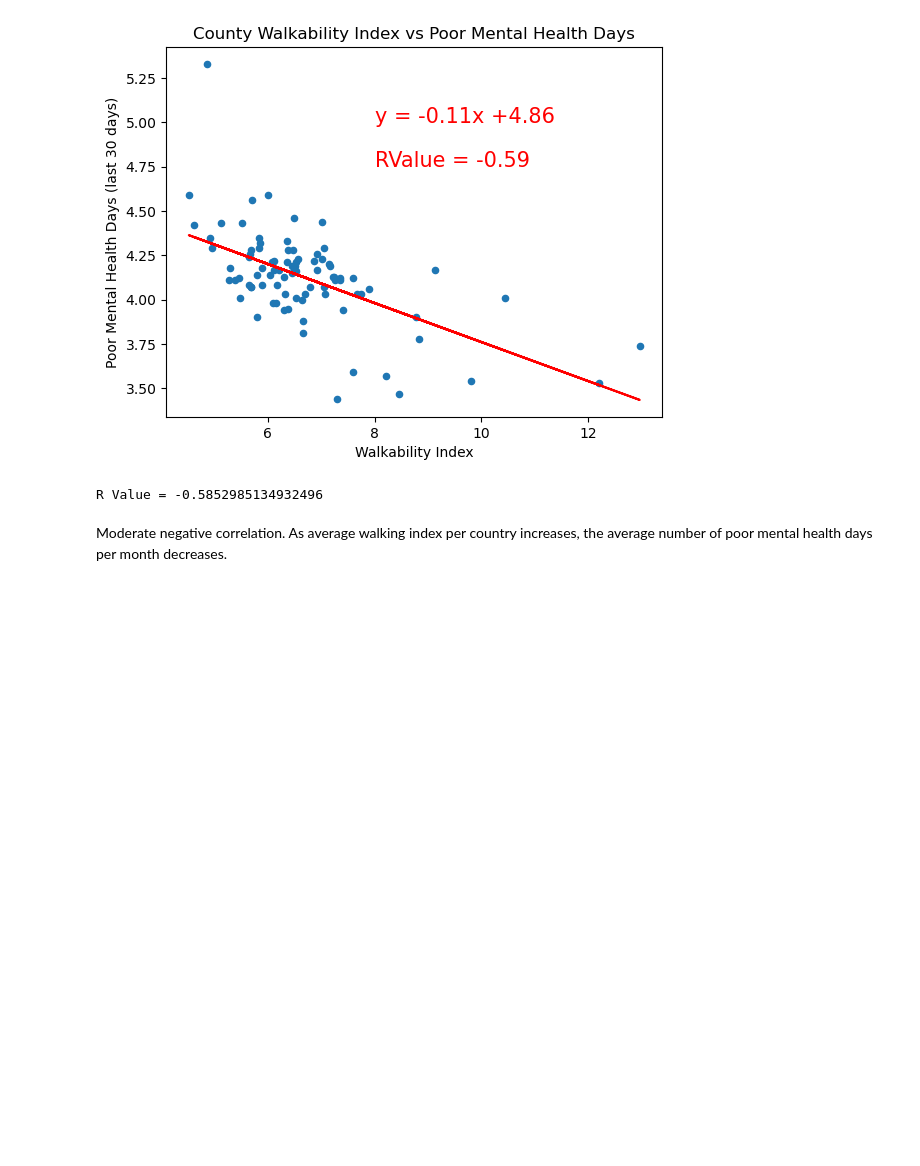
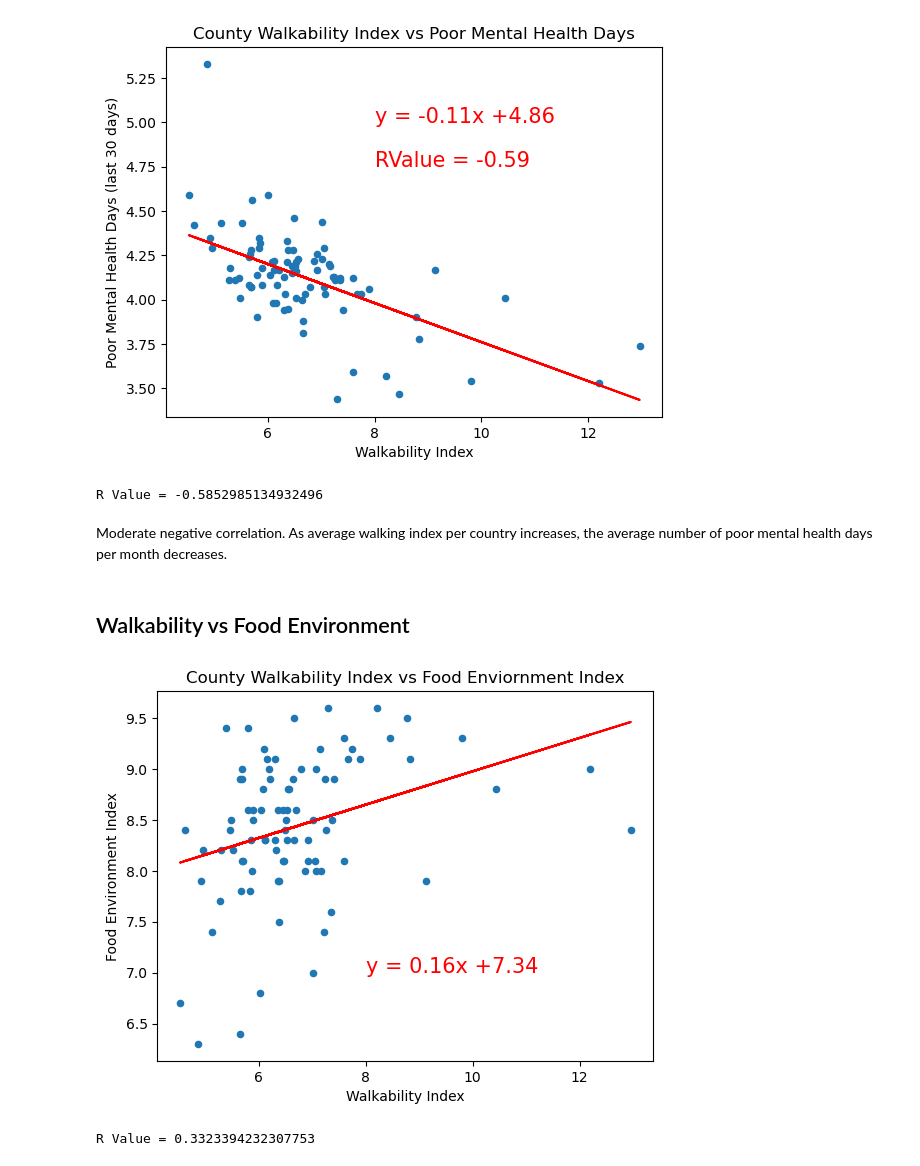
Before and after one commit to hamptonhughes/MN-Walkability-Analysis, a Jupyter notebook: Hughes Analysis/Health_analysis.ipynb, the cells around one changed output. Drawn from its saved outputs; the diff is of its cells as text; code cells hidden in the pictures; blank space fills up the shorter version.

Commit message:
Added two charts to analysis

```diff
--- a/Hughes Analysis/Health_analysis.ipynb
+++ b/Hughes Analysis/Health_analysis.ipynb
@@ -188,3 +201,30 @@ print(f"R Value = {rvalue}")
 R Value = -0.5852985134932496
 # %% [markdown]
 Moderate negative correlation. As average walking index per country increases, the average number of poor mental health days per month decreases.
+# %% [markdown]
+## Walkability vs Food Environment
+# %%
+#Plot county data for walkability vs food environment
+health_analysis.plot(kind='scatter',x='Weighted Walk Index',y='Food Environment Index')
+plt.xlabel("Walkability Index")
+plt.ylabel("Food Environment Index")
+plt.title("County Walkability Index vs Food Enviornment Index")
+
+#Run regression and plot the line
+(slope, intercept, rvalue, pvalue, stderr) = linregress(health_analysis['Weighted Walk Index'],
+                                                        health_analysis['Food Environment Index'])
+line = "y = " + str(round(slope,2)) + "x +" + str(round(intercept,2))
+yvalues = health_analysis['Weighted Walk Index'] * slope + intercept
+plt.plot(health_analysis['Weighted Walk Index'],yvalues,color='red')
+plt.annotate(line,(8,7),fontsize=15,color="red")
+plt.annotate("RValue = " + str(round(rvalue,2)),(8,4.75),fontsize=15,color="red")
+
+
+plt.savefig("Food Environment.png")
+plt.show()
+# %% [output]
+[figure, added]
+# %%
+print(f"R Value = {rvalue}")
+# %% [output]
+R Value = 0.3323394232307753
```
Also changed, not shown: parts of 9 cells of this notebook, 3 other files.
